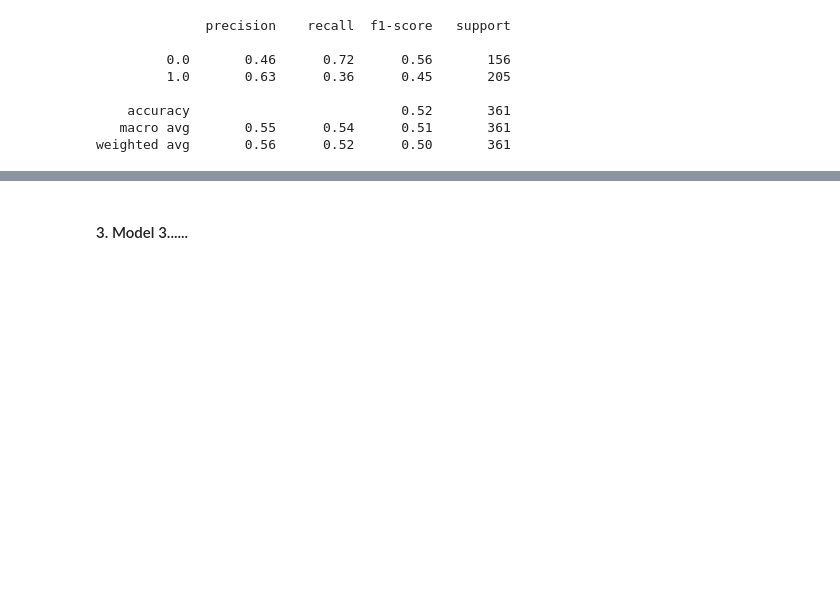
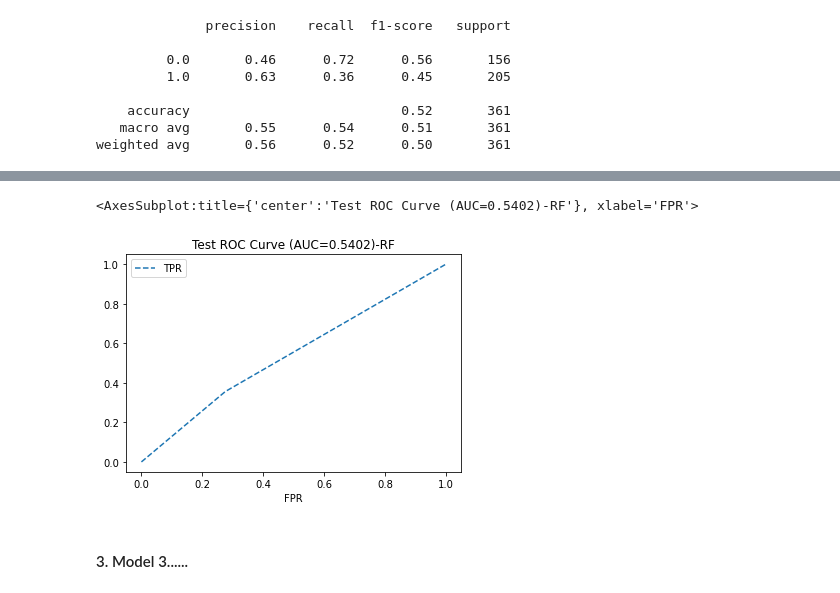
Before and after one commit to Nimai95/Project-2-Machine-Learning, a Jupyter notebook: Nimai's Work/Logistic and GBT.ipynb, the cells around one changed output, grey strips where cells are left out. Drawn from its saved outputs; the diff is of its cells as text; code cells hidden in the pictures; blank space fills up the shorter version.

```diff
--- a/Nimai's Work/Logistic and GBT.ipynb
+++ b/Nimai's Work/Logistic and GBT.ipynb
@@ -488,3 +491,16 @@ print(classification_report(y_test, predictions))
     accuracy                           0.52       361
    macro avg       0.55      0.54      0.51       361
 weighted avg       0.56      0.52      0.50       361
+# %%
+#plotting the Gradient boosting Classifier
+fpr_train, tpr_train, thresholds_train = roc_curve(y_train, predictions_train[:,1], pos_label=1)
+auc_train = auc(fpr_train, tpr_train)
+auc_train = round(auc_train, 4)
+#fpr_test, tpr_test, thresholds_test = roc_curve(y_test, y_pred,pos_label=1)
+fpr_test, tpr_test, thresholds_test = roc_curve(y_test, predictions)
+auc_test = auc(fpr_test, tpr_test)
+auc_test = round(auc_test, 4)
+
+# Create a DataFrame with the fpr and tpr results
+roc_df_train = pd.DataFrame({"FPR": fpr_train, "TPR": tpr_train})
+roc_df_test = pd.DataFrame({"FPR": fpr_test, "TPR": tpr_test})
@@ -491,3 +519,15 @@ weighted avg       0.56      0.52      0.50       361
+# %%
+#Plotting the test
+roc_df_test.plot(
+    x='FPR',
+    y='TPR',
+    style='--',
+    xlim=([-0.05, 1.05]),
+    title=f'Test ROC Curve (AUC={auc_test})-RF',
+)
+# %% [output]
+<AxesSubplot:title={'center':'Test ROC Curve (AUC=0.5402)-RF'}, xlabel='FPR'>
+[figure, added]
 # %% [markdown]
 #### 3. Model 3......
 # %% [markdown]
```
Also changed, not shown: parts of 8 cells of this notebook.
